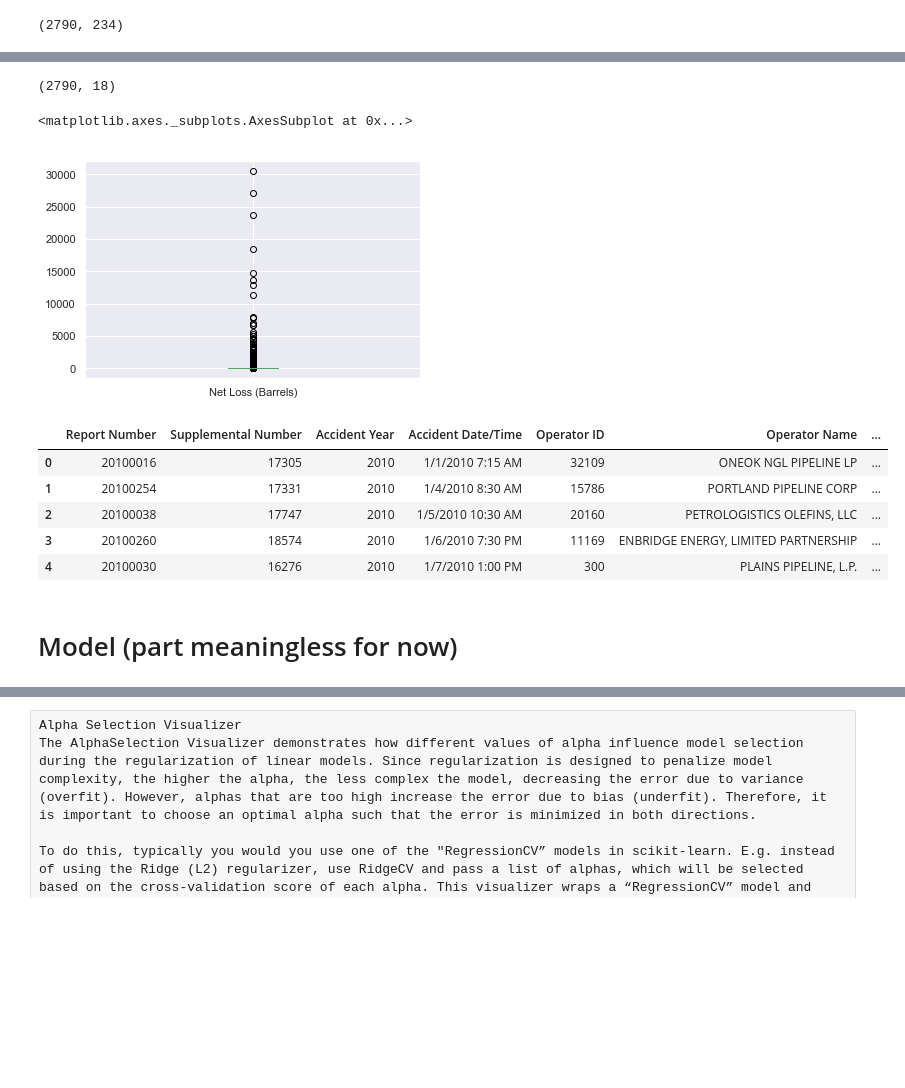
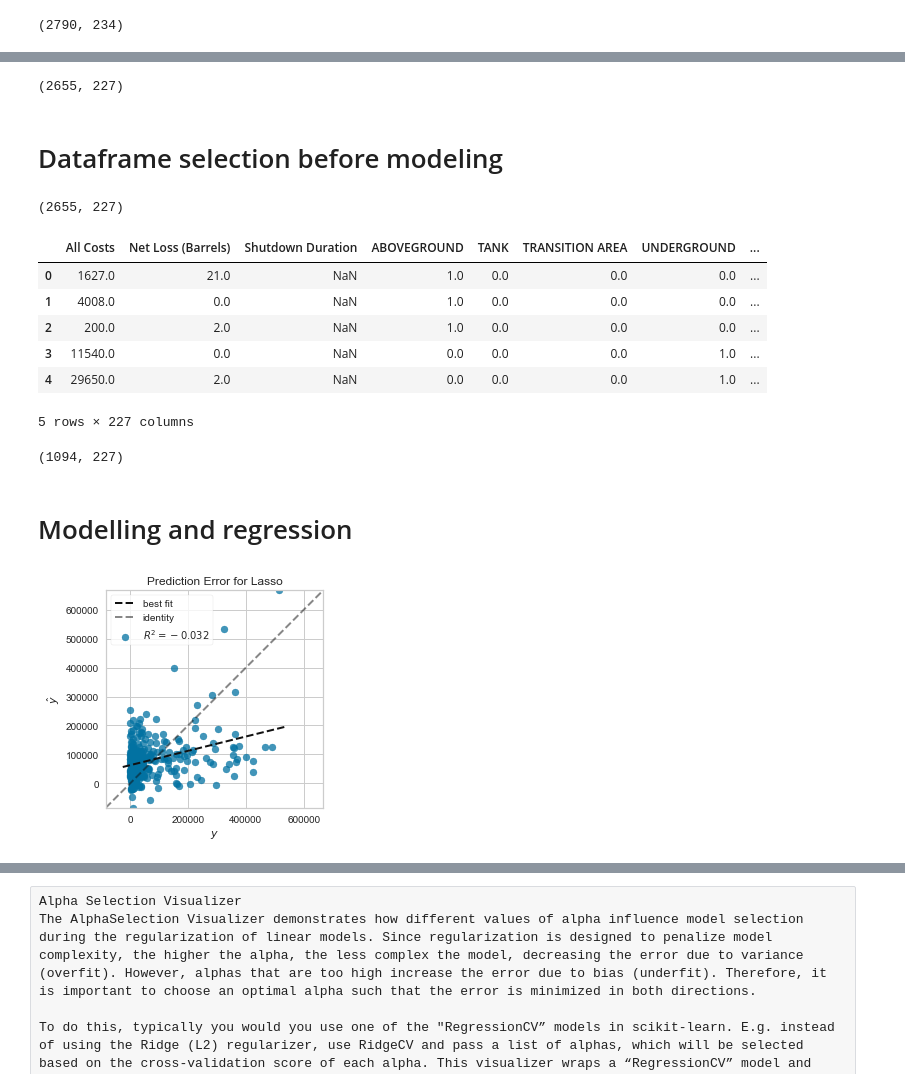
Before and after one commit to AlbandeB/Python-project, a Jupyter notebook: Pipeline Accident Cost Prediction Project.ipynb, the cells around one changed output, grey strips where cells are left out. Cells and saved outputs as stored; diff of their text form; code cells hidden in the pictures; blank space fills up the shorter version.

```diff
--- a/Pipeline Accident Cost Prediction Project.ipynb
+++ b/Pipeline Accident Cost Prediction Project.ipynb
@@ -481,0 +277,8 @@ newdf.T
+# %%
+# Outliers: top 1% total costs:
+df3 = df.copy()
+a = round(5/100 * 2795)
+b = df3['All Costs'].sort_values(ascending=False) [:a]
+df3 = df3.drop(b.index) # exclusion of outliers
+df3['All Costs'].plot()
+print(df3.shape)
@@ -481,0 +318,7 @@ newdf.T
+# %%
+s = pd.Series([4,8,9,17,23,24,47,22,48])
+
+newdf = df3[df3.columns[s[:,]]].copy()
+#newdf = newdf.dropna(axis=1)
+print(newdf.shape)
+newdf.head()
@@ -529,29 +448,34 @@ drona.head()
-# %%
-# Erase outliers (is it relevant?)
-drona2 = drona.copy()
-drona2 = drona2.drop(drona2.index[[194, 2103, 523, 1173, 2675]])
-print(drona2.shape)
-# %% [output]
-(2790, 18)
-# %%
-df.boxplot(column='Net Loss (Barrels)')
-# %% [output]
-<matplotlib.axes._subplots.AxesSubplot at 0x...>
-[figure, removed]
+# %%
+# Outliers: top 5% total costs:
+newdf3 = newdf.copy()
+a = round(5/100 * 2795)
+b = newdf3['All Costs'].sort_values(ascending=False) [:a]
+newdf3 = newdf3.drop(b.index)
+print(newdf3.shape)
+# %% [output]
+(2655, 227)
+# %% [markdown]
+# Dataframe selection before modeling
 # %%
-# Dataframe selection:
+#dataframe = newdf.copy()
+#dataframe = newdf2.copy() # without 5 outliers
+dataframe = newdf3.copy() # without top 1% outliers
 
-#dataframe = newdf.iloc[:,6:l].copy()
-#dataframe = newdf2.copy()
-#dataframe = drona.copy()
-dataframe = drona2.copy()
+print(dataframe.shape)
 dataframe.head()
 # %% [output]
+(2655, 227)
-|  | Report Number | Supplemental Number | Accident Year | Accident Date/Time | Operator ID | Operator Name | ... |
-| 0 | 20100016 | 17305 | 2010 | 1/1/2010 7:15 AM | 32109 | ONEOK NGL PIPELINE LP | ... |
-| 1 | 20100254 | 17331 | 2010 | 1/4/2010 8:30 AM | 15786 | PORTLAND PIPELINE CORP | ... |
-| 2 | 20100038 | 17747 | 2010 | 1/5/2010 10:30 AM | 20160 | PETROLOGISTICS OLEFINS, LLC | ... |
-| 3 | 20100260 | 18574 | 2010 | 1/6/2010 7:30 PM | 11169 | ENBRIDGE ENERGY, LIMITED PARTNERSHIP | ... |
-| 4 | 20100030 | 16276 | 2010 | 1/7/2010 1:00 PM | 300 | PLAINS PIPELINE, L.P. | ... |
+|  | All Costs | Net Loss (Barrels) | Shutdown Duration | ABOVEGROUND | TANK | TRANSITION AREA | UNDERGROUND | ... |
+| 0 | 1627.0 | 21.0 | NaN | 1.0 | 0.0 | 0.0 | 0.0 | ... |
+| 1 | 4008.0 | 0.0 | NaN | 1.0 | 0.0 | 0.0 | 0.0 | ... |
+| 2 | 200.0 | 2.0 | NaN | 1.0 | 0.0 | 0.0 | 0.0 | ... |
+| 3 | 11540.0 | 0.0 | NaN | 0.0 | 0.0 | 0.0 | 1.0 | ... |
+| 4 | 29650.0 | 2.0 | NaN | 0.0 | 0.0 | 0.0 | 1.0 | ... |
+5 rows × 227 columns
-# %% [markdown]
-# Model (part meaningless for now)
+# %%
+dataframe = dataframe.dropna(axis=0)
+print(dataframe.shape)
+# %% [output]
+(1094, 227)
+# %% [markdown]
+# Modelling and regression
@@ -572 +499,11 @@ X_train, X_test, y_train, y_test = train_test_split(X, y, test_size=0.2)
+# %%
+# Instantiate the linear model and visualizer: LASSO
+model = Lasso()
+visualizer = PredictionError(model)
+
+visualizer.fit(X_train, y_train)  # Fit the training data to the visualizer
+visualizer.score(X_test, y_test)  # Evaluate the model on the test data
+g = visualizer.poof()             # Draw/show/poof the data
+# %% [output]
+[figure, added]
 # %%
```
Also changed, not shown: parts of 91 cells of this notebook.
